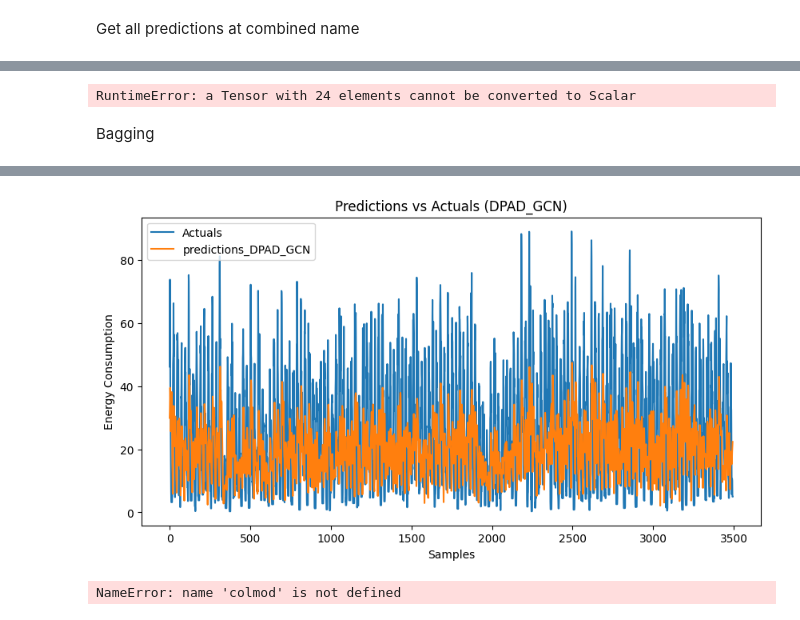
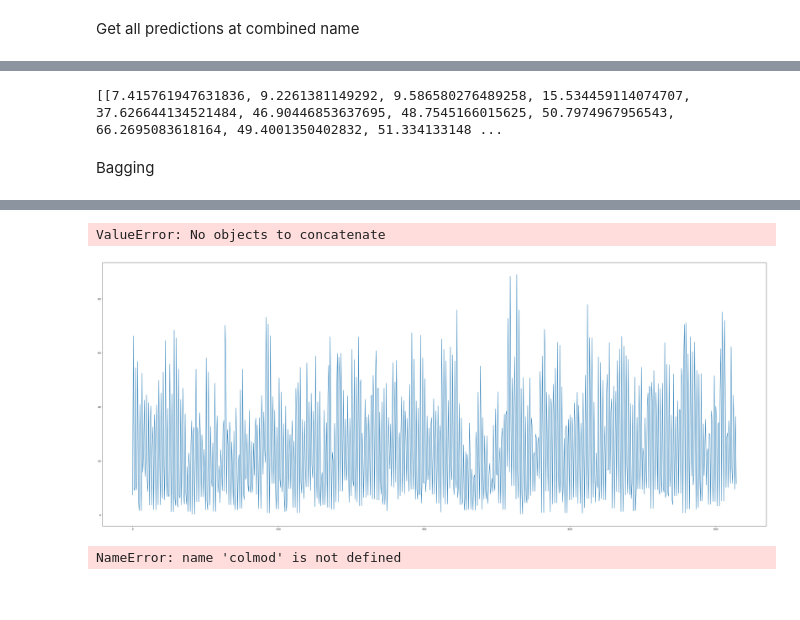
Before and after one commit to sebxGit/P10, a Jupyter notebook: baselines-horizon.ipynb, the cells around one changed output, grey strips where cells are left out. Saved outputs shown, nothing was run; the diff lists cells and outputs as text; code cells hidden in the pictures.

Commit message:
Multi Output for Regression Models + Graphs for Text in rapport

```diff
--- a/baselines-horizon.ipynb
+++ b/baselines-horizon.ipynb
@@ -160,7 +162,7 @@ class TimeSeriesDataset(Dataset):
 
   def __getitem__(self, index):
     x_window = self.X[index: index + self.seq_len]
-    y_target = self.y[index + self.seq_len: index + self.seq_len + self.pred_len]
+    y_target = self.y[index + self.stride + self.seq_len: index + self.seq_len + self.stride + self.pred_len]
     return x_window, y_target
 # %%
 class BootstrapSampler(Sampler):
@@ -504,10 +539,10 @@ colmod.setup(stage=None)
 
 ensemble_models = [
   # MLP(num_features=params['seq_len']*params['input_size'], seq_len=params['batch_size'], pred_len=params['pred_len']),
-  #GRU(input_size=params['input_size'], pred_len=params['pred_len'] ,hidden_size=params['hidden_size'], num_layers=params['num_layers'], dropout=params['dropout']),
-  LSTM(input_size=params['input_size'], pred_len=params['pred_len'], hidden_size=params['hidden_size'], num_layers=params['num_layers'], dropout=params['dropout']),
-  # AdaBoostRegressor(n_estimators=100, random_state=42),
-  # RandomForestRegressor(n_estimators=100, random_state=42),
+  # GRU(input_size=params['input_size'], pred_len=params['pred_len'] ,hidden_size=params['hidden_size'], num_layers=params['num_layers'], dropout=params['dropout']),
+  # LSTM(input_size=params['input_size'], pred_len=params['pred_len'], hidden_size=params['hidden_size'], num_layers=params['num_layers'], dropout=params['dropout']),
+  MultiOutputRegressor(AdaBoostRegressor(n_estimators=100, random_state=42)),
+  MultiOutputRegressor(RandomForestRegressor(n_estimators=100, random_state=42)),
   # DPAD_GCN(input_len=12, output_len=params['pred_len'], input_dim=22, enc_hidden=168, dec_hidden=168, dropout=0.5, num_levels=2, K_IMP=6, RIN=1)
   # xPatch(params_xpatch),
   # PatchMixer(params_PatchMixer),
@@ -533,8 +568,16 @@ for _model in ensemble_models:
     print(f"-----Training {_model.__class__.__name__} model-----")
     # X_train_sample, y_train_sample = resample(colmod.X_train, colmod.y_train, replace=True, n_samples=len(colmod.X_train), random_state=42)
     # _model.fit(X_train_sample, y_train_sample.ravel()) # ravel() converts a 2D to a 1D array
-    _model.fit(colmod.X_train, colmod.y_train.ravel()) # ravel() converts a 2D to a 1D array
-    y_pred = _model.predict(colmod.X_test)
+    #_model.fit(colmod.X_train, colmod.y_train.ravel()) # ravel() converts a 2D to a 1D array
+    #y_pred = _model.predict(colmod.X_test)
+
+    X_train, y_train = colmod.sklearn_setup("train")
+    X_test, y_test = colmod.sklearn_setup("test")
+
+    _model.fit(X_train, y_train)
+    y_pred = _model.predict(X_test)
+
+
     if not os.path.exists(f"Predictions/{combined_name}"):
       os.makedirs(f"Predictions/{combined_name}")
     torch.save(y_pred, f"Predictions/{combined_name}/predictions_{_model.__class__.__name__}.pt")
@@ -574,9 +597,10 @@ folder_path = f'Predictions/{combined_name}'
 pt_files = [f for f in os.listdir(folder_path) if f.endswith('.pt')]
 for i, pt_file in enumerate(pt_files):
   file_path = os.path.join(folder_path, pt_file)
-  predictions = torch.load(file_path)
+  predictions = torch.load(file_path, weights_only=False)
   all_predictions.append(predictions)
   lengths.append(len(predictions))
   print(f"Length of predictions from {pt_file}: {len(predictions)}")
   print(predictions)
+  predictions = predictions.flatten()
 # %% [output]
@@ -607,7 +628,7 @@ folder_path = f'Predictions/{combined_name}'
 pt_files = [f for f in os.listdir(folder_path) if f.endswith('.pt')]
 for i, pt_file in enumerate(pt_files):
   file_path = os.path.join(folder_path, pt_file)
-  predictions = torch.load(file_path)
+  predictions = torch.load(file_path, weights_only=False)
   if type(predictions[0]) == torch.Tensor:
     predictions = [item.item() for sublist in predictions for item in sublist]
   elif type(predictions[0]) == np.float64:
@@ -630,10 +663,10 @@ actuals = []
 for batch in colmod.predict_dataloader():
   x, y = batch
   actuals.extend(y)
-actuals = [val.item() for val in actuals]
+actuals = [val.tolist() for val in actuals]
 print(actuals)
 # %% [output]
-RuntimeError: a Tensor with 24 elements cannot be converted to Scalar
+[[7.415761947631836, 9.2261381149292, 9.586580276489258, 15.534459114074707, 37.626644134521484, 46.90446853637695, 48.7545166015625, 50.7974967956543, 66.2695083618164, 49.4001350402832, 51.334133148 ...
 # %% [markdown]
 Bagging
 # %%
@@ -658,7 +691,7 @@ folder_path = f'Predictions/{combined_name}'
 pt_files = [f for f in os.listdir(folder_path) if f.endswith('.pt')]
 
 metrics = []
-plt.figure(figsize=(10, 5))
+plt.figure(figsize=(15, 5))
 plt.plot(actuals_flat, label='Actuals')
 
 for i, pt_file in enumerate(pt_files):
@@ -670,7 +703,7 @@ for i, pt_file in enumerate(pt_files):
   if len(predictions) > len(actuals_flat):
     predictions = predictions[-len(actuals_flat):]
   if type(predictions[0]) == torch.Tensor:
-    predictions = [item.item() for sublist in predictions for item in sublist]
+    predictions = [item.tolist() for sublist in predictions for item in sublist]
   elif type(predictions[0]) == np.float64:
     predictions = predictions.tolist()
 
@@ -701,4 +737,5 @@ predictions_DPAD_GCN  368.203341  15.926591  0.904284
+ValueError: No objects to concatenate
-[figure, old version]
+[figure, new version]
 # %%
 actuals = []
 for batch in colmod.predict_dataloader():
```
Also changed, not shown: parts of 7 cells of this notebook, 3 other files.
